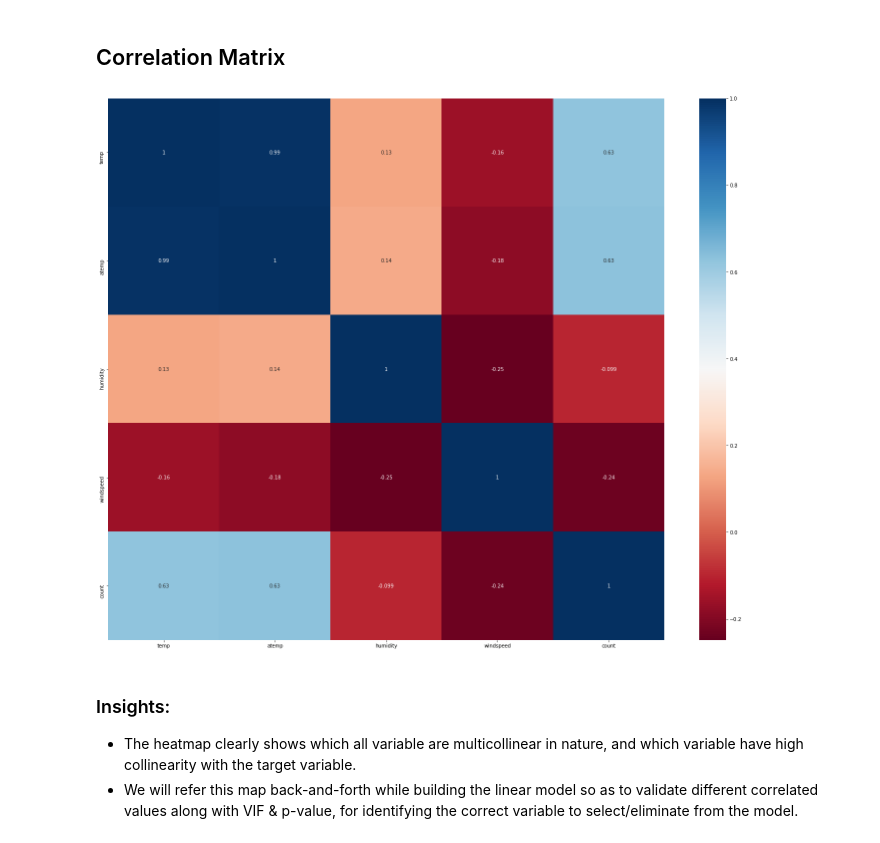
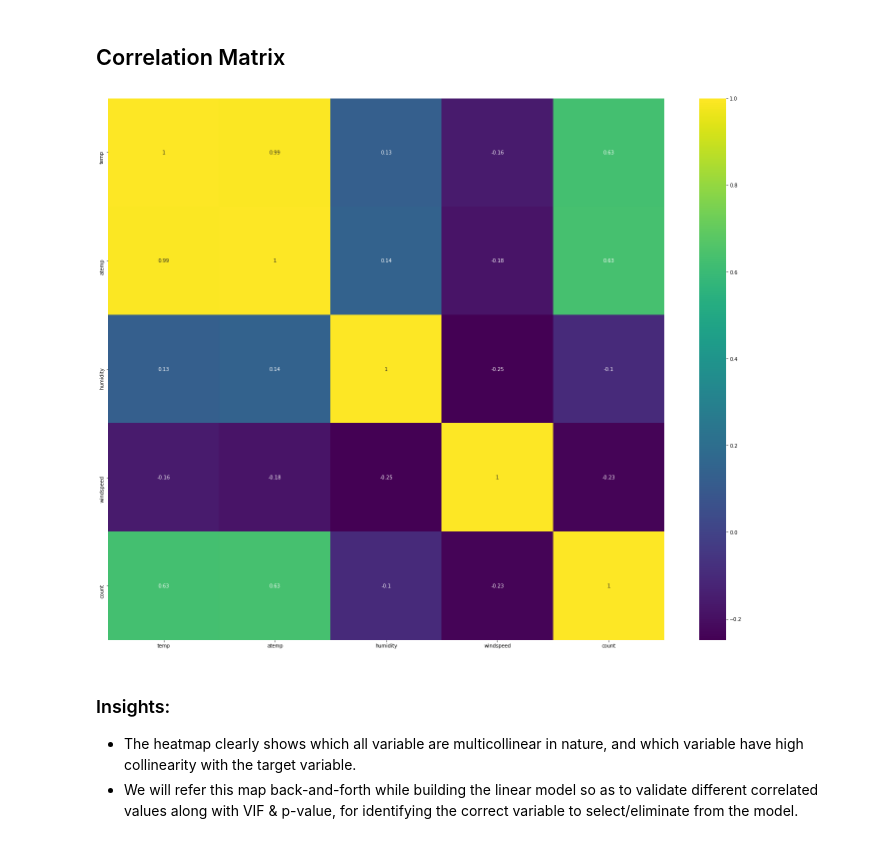
Before and after one commit to CharlieThomasCTG/Bike_sharing_regression, a Jupyter notebook: bike-sharing-multiple-linear-regression.ipynb, the cells around one changed output. Saved outputs shown, nothing was run; the diff lists cells and outputs as text; code cells hidden in the pictures.

```diff
--- a/bike-sharing-multiple-linear-regression.ipynb
+++ b/bike-sharing-multiple-linear-regression.ipynb
@@ -282,19 +267,23 @@ df_bike_sharing.head()
 # %%
 # Convert to 'category' data type
 
-df_bike_sharing['season']=df_bike_sharing['season'].astype('category')
-df_bike_sharing['weathersit']=df_bike_sharing['weathersit'].astype('category')
-df_bike_sharing['mnth']=df_bike_sharing['mnth'].astype('category')
-df_bike_sharing['weekday']=df_bike_sharing['weekday'].astype('category')
-df_bike_sharing['holiday']=df_bike_sharing['holiday'].astype('category')
-df_bike_sharing['workingday']=df_bike_sharing['workingday'].astype('category')
+df_bike_sharing['season']=df_bike_sharing['season'].astype('object')
+df_bike_sharing['weathersit']=df_bike_sharing['weathersit'].astype('object')
+df_bike_sharing['mnth']=df_bike_sharing['mnth'].astype('object')
+df_bike_sharing['weekday']=df_bike_sharing['weekday'].astype('object')
+df_bike_sharing['holiday']=df_bike_sharing['holiday'].astype('object')
+df_bike_sharing['workingday']=df_bike_sharing['workingday'].astype('object')
 # %%
 df_bike_sharing.rename(columns={'weathersit':'weather_condition',
-                        'hum':'humidity',
-                        'mnth':'month',
-                        'cnt':'count',
-                        'yr':'year'},inplace=True)
+                                'workingday':'working_day',
+                                'hum':'humidity',
+                                'mnth':'month',
+                                'cnt':'count','yr':'year'},inplace=True)
 # %%
+df_bike_sharing['working_day']=df_bike_sharing['working_day'].map({0:'not_workingday',1:'workingday'})
+
+df_bike_sharing['holiday']=df_bike_sharing['holiday'].map({0:'not_holiday',1:'holiday'})
+
 df_bike_sharing['month'] = df_bike_sharing['month'].map({1:"Jan", 2:"Feb", 3:"Mar", 4:"Apr", 5:"May", 6:"Jun", 7:"Jul", 8:"Aug",
                                    9:"Sep", 10:"Oct", 11:"Nov", 12:"Dec"})
 
@@ -303,3 +292,4 @@ df_bike_sharing['weather_condition'] = df_bike_sharing['weather_condition'].map(
 df_bike_sharing['season'] = df_bike_sharing['season'].map({1:"spring", 2:"summer", 3:"fall", 4:"winter"})
 
 df_bike_sharing['weekday'] = df_bike_sharing['weekday'].map({1:'Mon',2:'Tue',3:'Wed',4:'Thu',5:'Fri',6:'Sat',0:'Sun'})
+df_bike_sharing['year']=df_bike_sharing['year'].map({0:'2018',1:'2019'})
@@ -356,12 +440,12 @@ The inference that We could derive were:
 # %%
 # Let's check the correlation coefficients to see which variables are highly correlated. Note:
 # here we are considering only those variables (dataframe: bike_new) that were chosen for analysis
 
 plt.figure(figsize = (25,20))
-sns.heatmap(bike_num_feat.corr(), annot = True, cmap="RdBu")
+sns.heatmap(bike_num_feat.corr(), annot = True, cmap="viridis")
 plt.show()
 # %% [output]
-[figure, old version]
+[figure, new version]
 # %% [markdown]
 ### Insights:
  - The heatmap clearly shows which all variable are multicollinear in nature, and which variable have high collinearity with the target variable.
```
Also changed, not shown: parts of 81 cells of this notebook.
